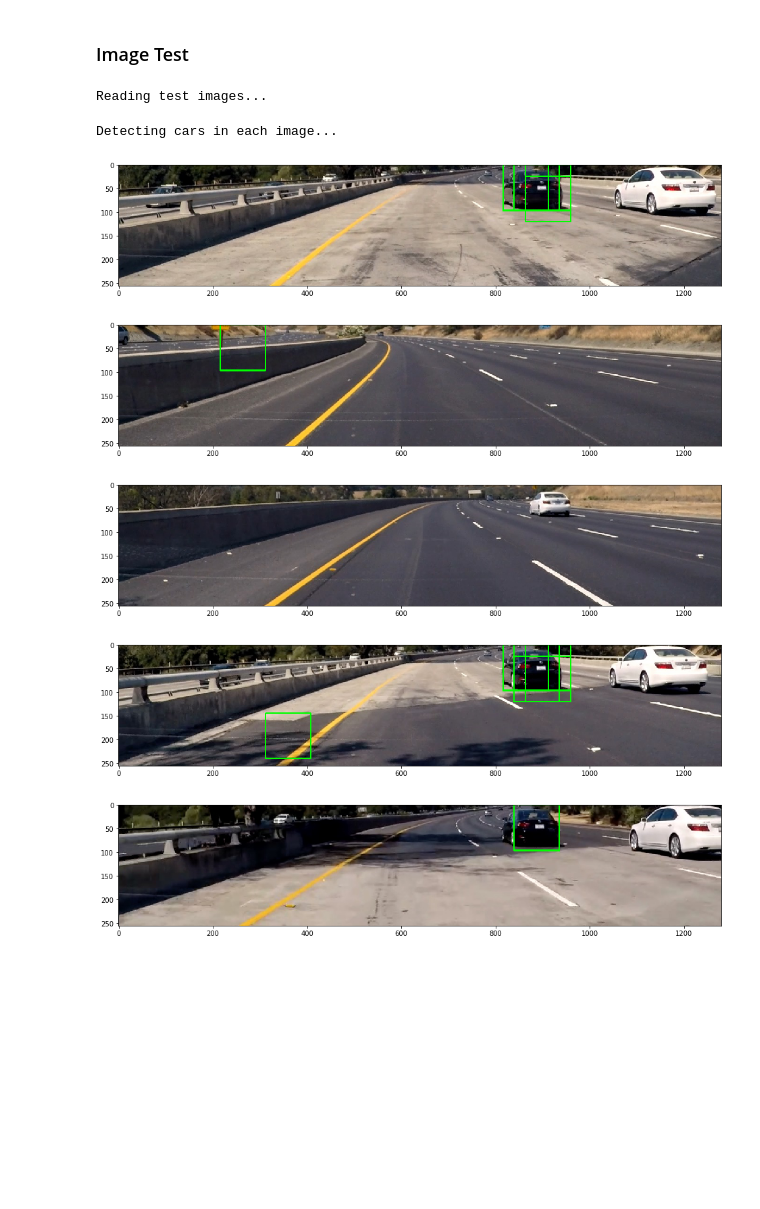
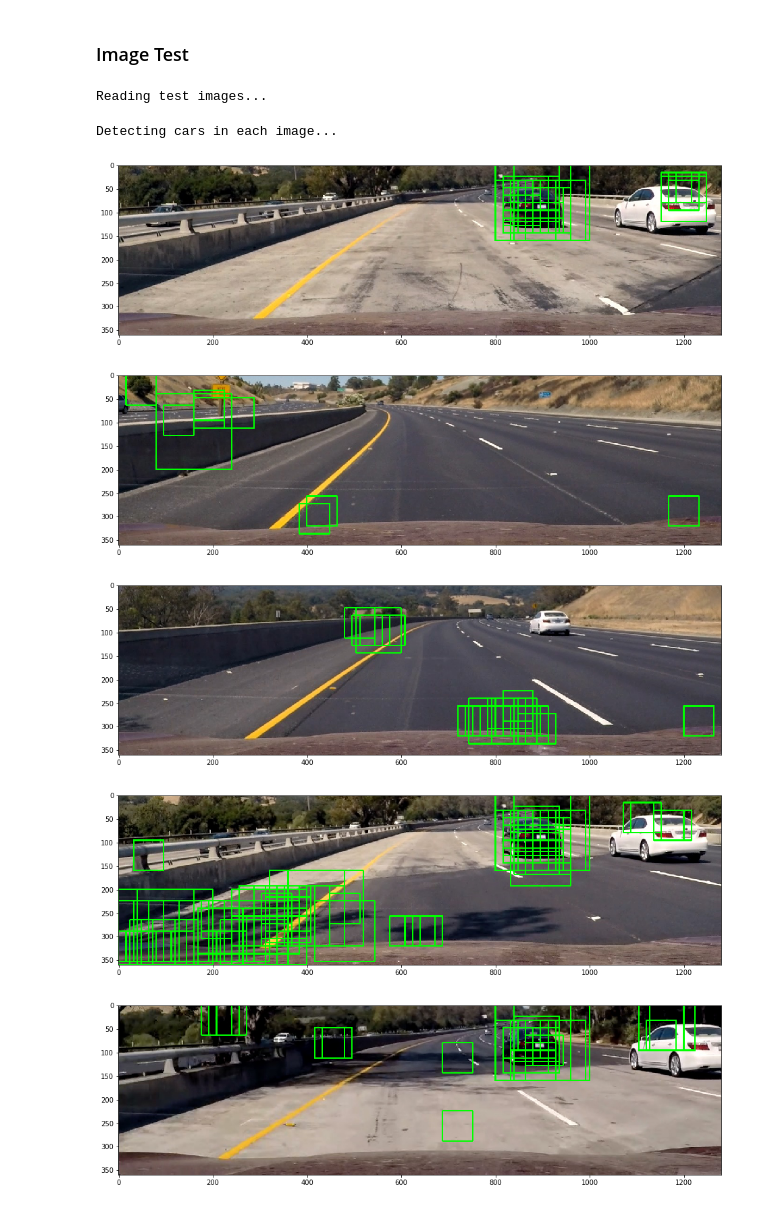
Before and after one commit to tigerinus/CarND-Vehicle-Detection, a Jupyter notebook: VehicleDetection.ipynb, the cells around one changed output. Saved outputs shown, nothing was run; the diff lists cells and outputs as text; code cells hidden in the pictures; blank space fills up the shorter version.

Commit message:
* Added different scales

```diff
--- a/VehicleDetection.ipynb
+++ b/VehicleDetection.ipynb
@@ -454,45 +453,45 @@ Accuracy = 0.995069033530572
 ### Image Test
 # %%
 test_image_hog_list = []
-
-scale = 1.5
 
 #print('svc =', clf)
 #print('X_scaler =', feature_scaler)
 #print('orient =', orient)
 #print('pix_per_cell =', pix_per_cell)
 #print('cell_per_block =', cell_per_block)
 #print('spatial_size =', spatial_size)
 #print('hist_bins =', hist_bins)
 
 print('Reading test images...')
 test_images = []
 test_image_paths = glob.glob('test_images/*.jpg')
 for test_image_path in tqdm(test_image_paths):
     img = mpimg.imread(test_image_path, format='JPG')#.astype(np.float32)/255
     img = cv2.cvtColor(img, conv)
     test_images.append(img)
 
 print('Detecting cars in each image...')
 for img in tqdm(test_images):
-    #img = img[int(img.shape[0] / 2):,]
-    img = img[400:656,:,:]
+    img = img[int(img.shape[0] / 2):,]
 
     img_rgb = cv2.cvtColor(img, invconv)
     img_rgb[img_rgb < 0] = 0
-    windows = find_cars(img, scale, clf, feature_scaler, orient, pix_per_cell, cell_per_block, spatial_size, hist_bins)
+
+    windows = []
+    for scale in np.arange(1, 3, 0.5):
+        windows.extend(find_cars(img, scale, clf, feature_scaler, orient, pix_per_cell, cell_per_block, spatial_size, hist_bins))
 
     #print('Cars found: {}'.format(len(windows)))
 
     img_rgb = draw_boxes(img_rgb, windows, (0,255,0), 2)
 
     plt.figure(figsize=figure_size)
     plt.imshow(img_rgb)
 # %% [output]
 Reading test images...
 Detecting cars in each image...
-[figure, old version]
+[figure, new version]
-[figure, old version]
+[figure, new version]
-[figure, old version]
+[figure, new version]
-[figure, old version]
+[figure, new version]
-[figure, old version]
+[figure, new version]
```
Also changed, not shown: parts of 2 cells of this notebook.
